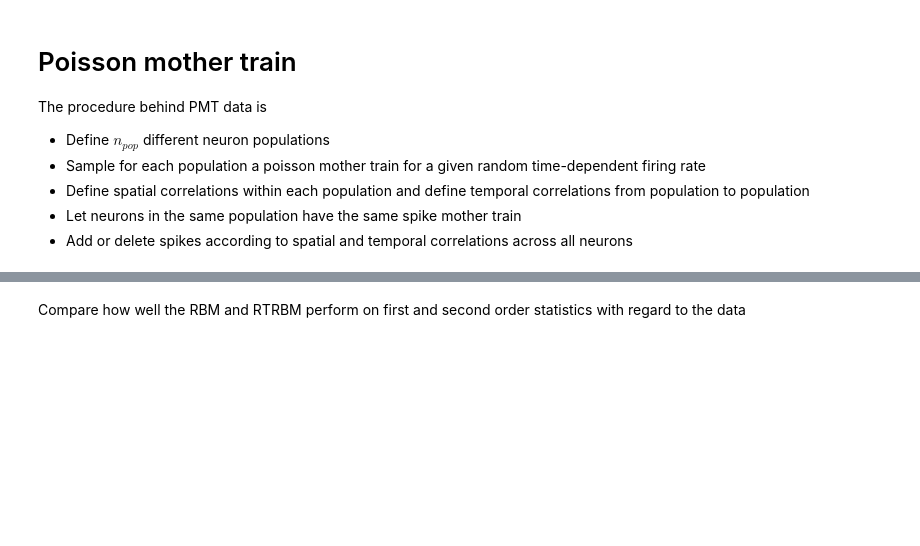
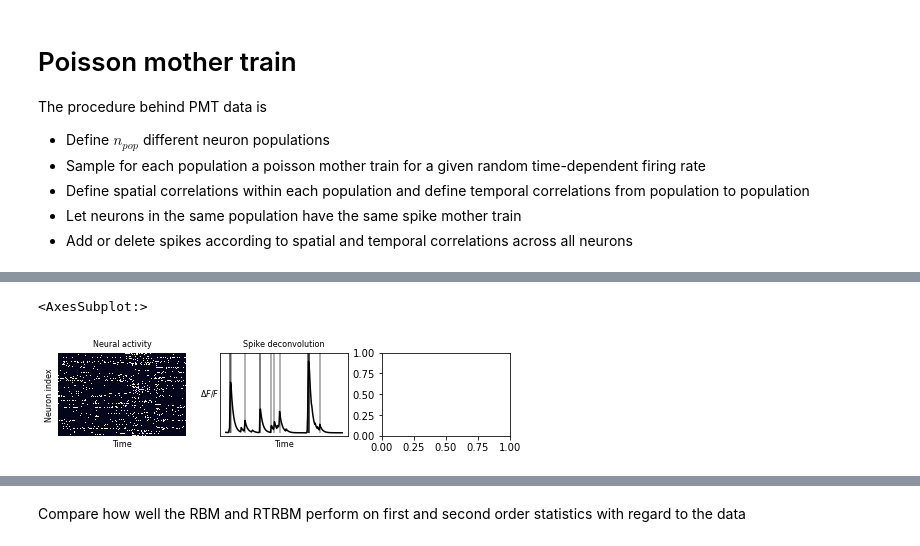
Before and after one commit to casperpeters/intern, a Jupyter notebook: notebooks/Reconstructing RTRBM/Sample surrogate data, paper figures.ipynb, the cells around one changed output, grey strips where cells are left out. Saved outputs shown, nothing was run; the diff lists cells and outputs as text; code cells hidden in the pictures; blank space fills up the shorter version.

```diff
--- a/notebooks/Reconstructing RTRBM/Sample surrogate data, paper figures.ipynb
+++ b/notebooks/Reconstructing RTRBM/Sample surrogate data, paper figures.ipynb
@@ -110,0 +144,45 @@ plot_reconstruction_error(rtrbm.errors, fs=12, title='Reconstruction error RTRBM
+# %%
+path2file = 'C:/Users/sebas/RU/intern/data/Chen_2018_subject_1/Deconvolved/subject_1_reconv_spikes.h5'
+def figure_1b(path2file, figsize=(8.27, 11.69), fs=8):
+    # full A4 = (8.27, 11.69) inch
+    import h5py
+    data_obj = h5py.File(path2file)
+    # behavior = np.array(data_obj['Data']['behavior'])
+    # coordinates = np.array(data_obj['Data']['coords'])
+    df = np.array(data_obj['Data']['df'])
+    spikes = np.array(data_obj['Data']['spikes'])
+    # stimulus = np.array(data_obj['Data']['stimulus'])
+
+    fig, axes = plt.subplots(1, 3, figsize=figsize)
+    idx = np.argsort(np.sum(spikes, 1))[::-1][:10000]
+    idx = idx[np.random.permutation(len(idx))[:100]]
+    idx[50]=403
+    sns.heatmap(spikes[idx, 500:750]>0.15, ax=axes[0], cbar=False)
+    axes[0].xaxis.set_ticks([])
+    axes[0].yaxis.set_ticks([])
+    axes[0].set_title('Neural activity', fontsize=fs)
+    axes[0].set_ylabel('Neuron index', fontsize=fs)
+    axes[0].set_xlabel('Time', fontsize=fs)
+
+
+    idx = np.argsort(np.sum(spikes, 1))[::-1][403]#int(np.argmax(np.sum(spikes, 1)))
+    df_sub = df[idx,500:750]
+    #peaks = np.where((df_sub[1:-1] > df_sub[0:-2]) * (df_sub[1:-1] > df_sub[2:]))[0] + 1
+    peaks = np.where( (spikes[idx, 500:750] > 0.5) == 1)
+    axes[1].plot(df_sub, 'k')
+    axes[1].set_ylim([-0.3, 8])
+    axes[1].vlines(peaks, 0, 8, colors=(0, 0, 0, 0.4))
+    axes[1].xaxis.set_ticks([])
+    axes[1].yaxis.set_ticks([])
+    axes[1].set_title('Spike deconvolution', fontsize=fs)
+    axes[1].set_ylabel('$ \Delta F/F$', fontsize=fs, rotation=0, labelpad=20)
+    axes[1].yaxis.set_label_coords(-0.08, 0.45)
+    axes[1].set_xlabel('Time', fontsize=fs)
+
+    plt.tight_layout()
+    return plt.gca()
+figure_1b(path2file, figsize=(0.83 * 8.27, 1.09*1.7165), fs=8)
+#plt.savefig(r'C:\Users\sebas\RU\intern\Figures\Spike_deconvolve_fig2a.png', orientation = 'portrait', format = 'png', dpi=800)
+# %% [output]
+<AxesSubplot:>
+[figure, added]
```
Also changed, not shown: parts of 23 cells of this notebook, 6 other files.
